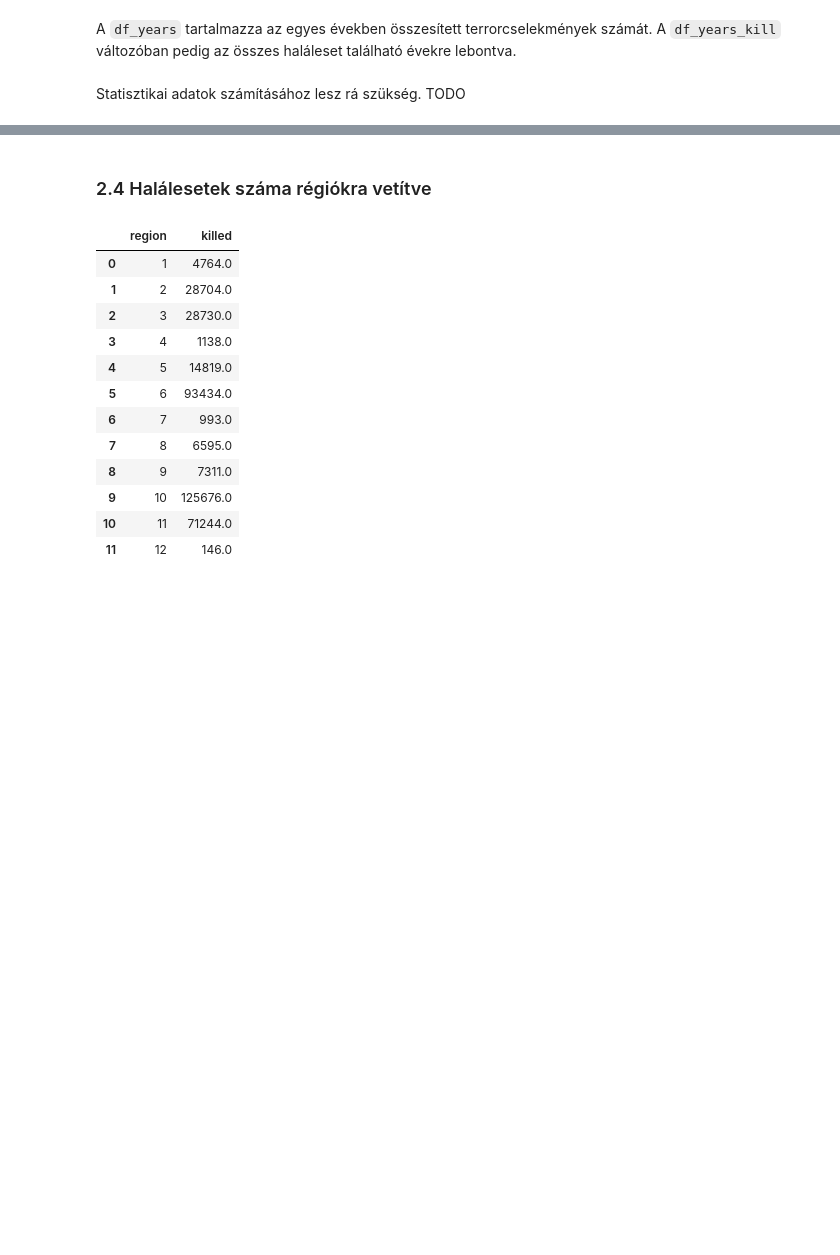
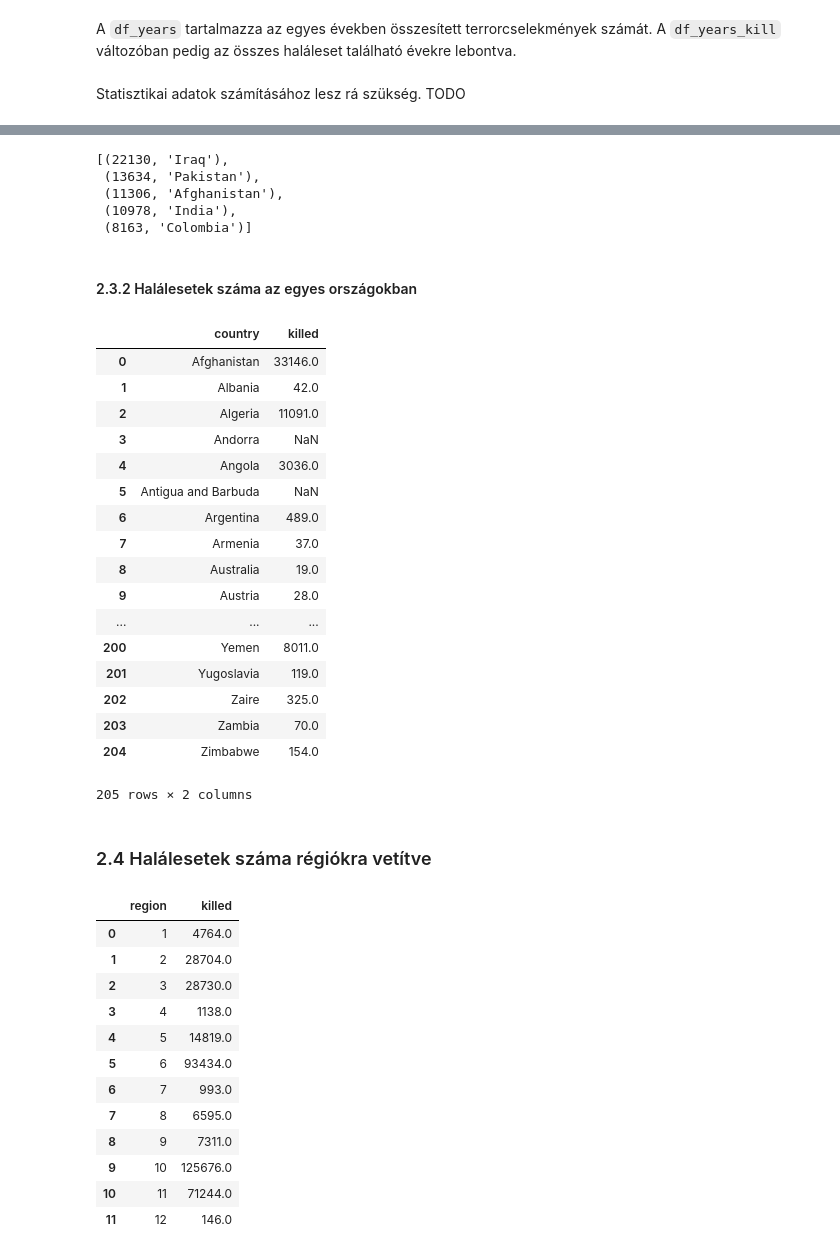
Before and after one commit to horver/big-data-hf, a Jupyter notebook: GTD2-HF.ipynb, the cells around one changed output, grey strips where cells are left out. Drawn from its saved outputs; the diff is of its cells as text; code cells hidden in the pictures; blank space fills up the shorter version.

```diff
--- a/GTD2-HF.ipynb
+++ b/GTD2-HF.ipynb
@@ -100,3 +89,50 @@ print(int(df_years_kill.max()['year']),'-ban/-ben történt a legtöbb (',int(df
+# %%
+country_txt = getIndexByKey('country_txt')
+incidents_in_countries = data.map(lambda x: (x[country_txt], 1)).reduceByKey(lambda a,b: a+b)
+incidents_in_countries = incidents_in_countries.map(lambda x: (x[1], x[0])).sortByKey(0)
+incidents_in_countries.take(5)
+# %% [output]
+[(22130, 'Iraq'),
+ (13634, 'Pakistan'),
+ (11306, 'Afghanistan'),
+ (10978, 'India'),
+ (8163, 'Colombia')]
+# %% [markdown]
+#### 2.3.2 Halálesetek száma az egyes országokban
+# %%
+import pandas as pd
+
+country = getIndexByKey('country_txt')
+nkill = getIndexByKey('nkill')
+
+rdd_country_kill = data.map(lambda x: (x[country], x[nkill]))\
+                       .filter(lambda x: x[0]!='country_txt')\
+                       .sortByKey(1)
+
+country_kill = rdd_country_kill.collect()
+df_country_kill = pd.DataFrame.from_records(country_kill, columns = ('country', 'killed'))
+df_country_kill['killed'] = df_country_kill['killed'].apply(pd.to_numeric)
+df_country_kill = df_country_kill.groupby('country').sum().reset_index()
+df_country_kill
+# %% [output]
+|  | country | killed |
+| 0 | Afghanistan | 33146.0 |
+| 1 | Albania | 42.0 |
+| 2 | Algeria | 11091.0 |
+| 3 | Andorra | NaN |
+| 4 | Angola | 3036.0 |
+| 5 | Antigua and Barbuda | NaN |
+| 6 | Argentina | 489.0 |
+| 7 | Armenia | 37.0 |
+| 8 | Australia | 19.0 |
+| 9 | Austria | 28.0 |
+| ... | ... | ... |
+| 200 | Yemen | 8011.0 |
+| 201 | Yugoslavia | 119.0 |
+| 202 | Zaire | 325.0 |
+| 203 | Zambia | 70.0 |
+| 204 | Zimbabwe | 154.0 |
+205 rows × 2 columns
 # %% [markdown]
 ### 2.4 Halálesetek száma régiókra vetítve
 # %%
```
Also changed, not shown: parts of 18 cells of this notebook.
